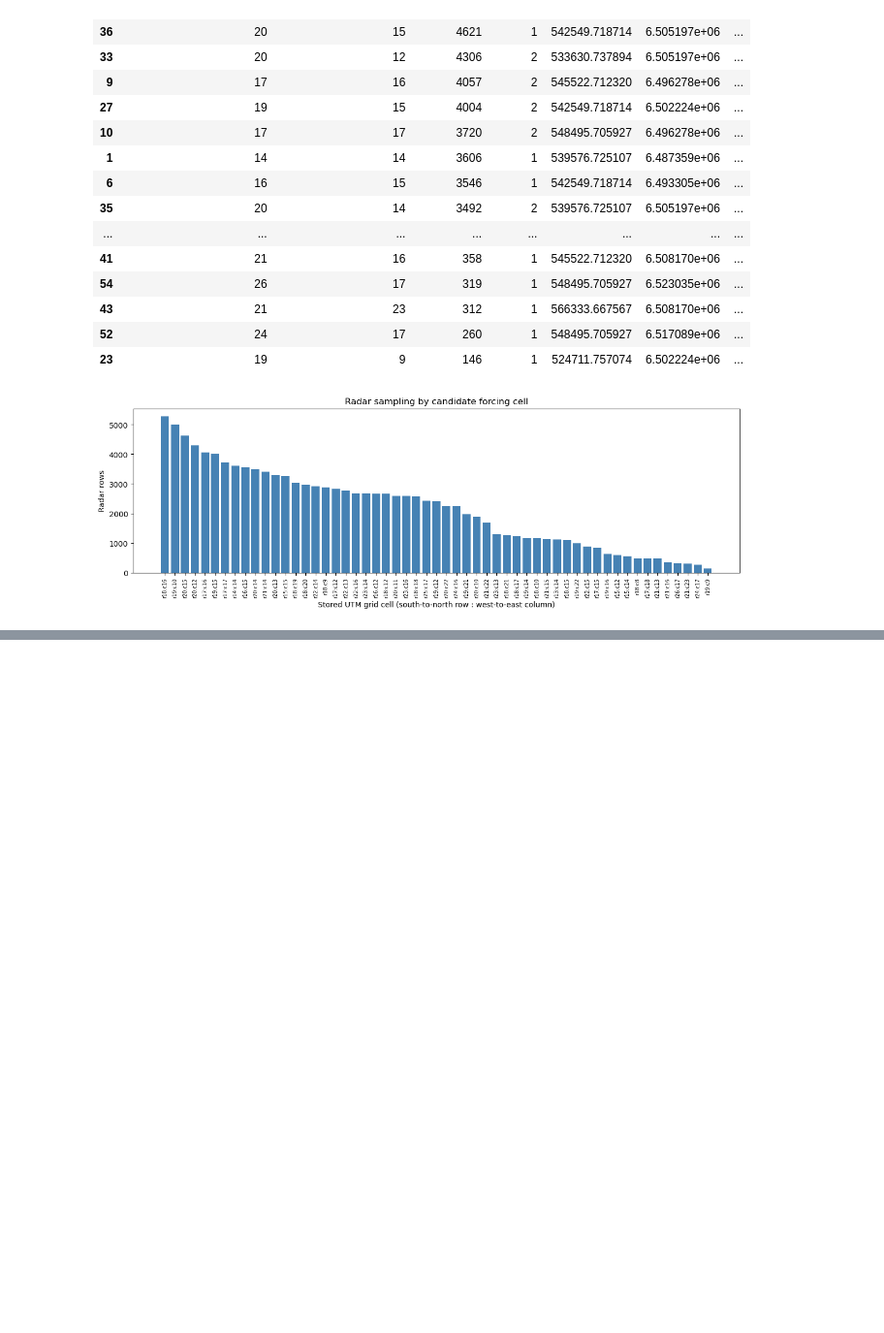
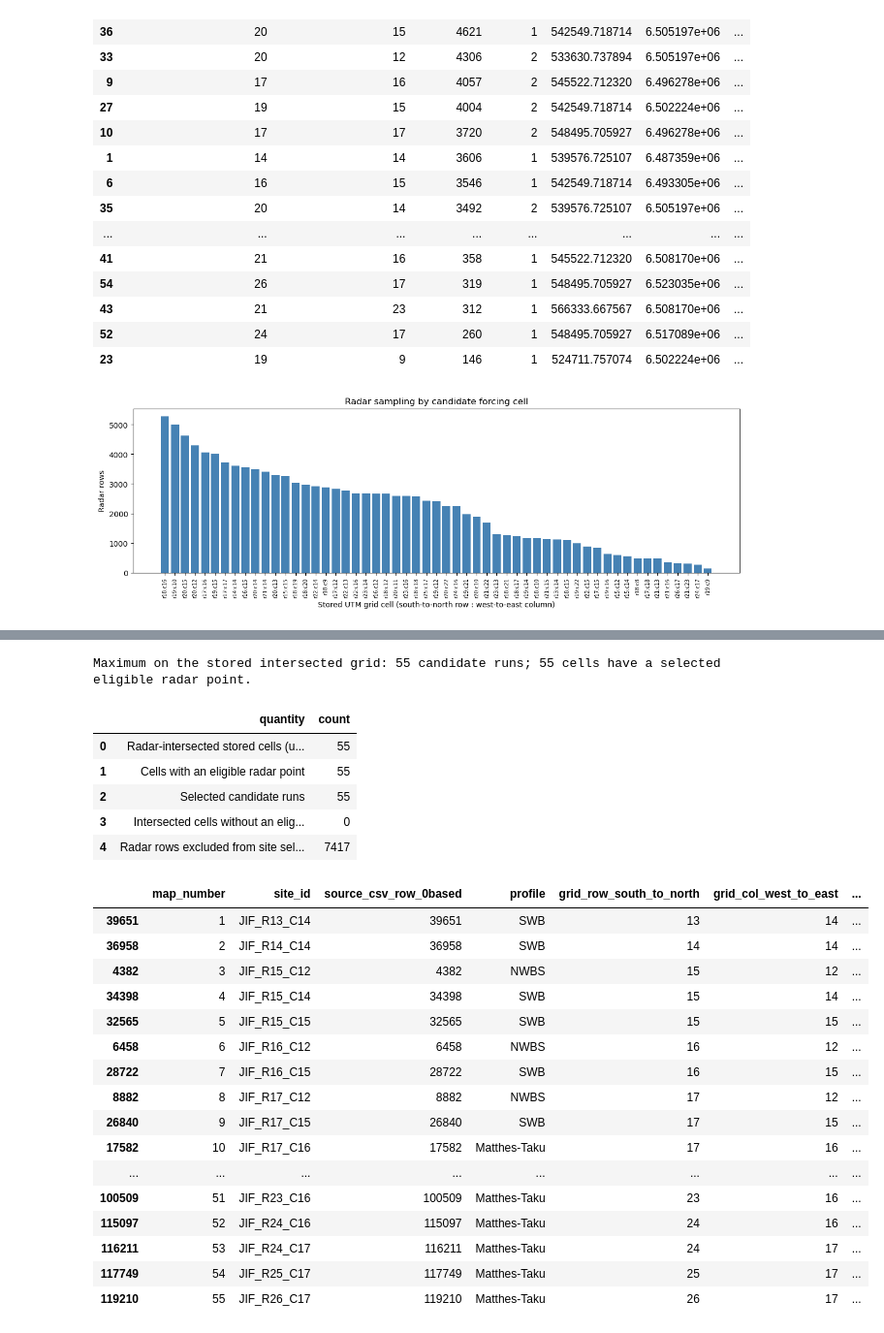
Before and after one commit to cassielumbrazo/jif_snow_modeling, a Jupyter notebook: radar/02_radar_hrrrak_dem_coverage.ipynb, the cells around one changed output, grey strips where cells are left out. Shown at 97% size. Cells and saved outputs as stored; diff of their text form; code cells hidden in the pictures; blank space fills up the shorter version.

```diff
--- a/radar/02_radar_hrrrak_dem_coverage.ipynb
+++ b/radar/02_radar_hrrrak_dem_coverage.ipynb
@@ -362,0 +422,79 @@ plt.show()
+# %%
+cell_keys = ['grid_row_south_to_north', 'grid_col_west_to_east']
+measurement_columns = ['twtt1', 'aa_avg_depth_m', 'aa_swe_avg_m']
+measurement_ok = np.isfinite(assigned[measurement_columns]).all(axis=1) & (assigned[measurement_columns] >= 0).all(axis=1)
+site_eligible = (measurement_ok & assigned.valid_dem_elevation
+                 & assigned.valid_hrrr_temperature & assigned.valid_hrrr_orography)
+assigned['site_selection_eligible'] = site_eligible
+eligible = assigned.loc[site_eligible].copy()
+if eligible.empty:
+    raise ValueError('No radar points pass the preliminary site-selection criteria.')
+selected_sites = (eligible.sort_values(cell_keys + ['distance_to_cell_centre_m', 'source_csv_row_0based'], kind='stable')
+                  .drop_duplicates(cell_keys, keep='first').sort_values(cell_keys).copy())
+selected_sites['site_id'] = [f'JIF_R{int(r):02d}_C{int(c):02d}'
+                            for r, c in selected_sites[cell_keys].itertuples(index=False, name=None)]
+selected_sites['map_number'] = np.arange(1, len(selected_sites) + 1)
+selected_sites['dem_minus_hrrr_orography_m'] = selected_sites.dem_elevation_m - selected_sites.hrrr_orography_m
+selected_sites['selection_rule'] = 'Nearest eligible radar row to stored UTM cell centre; ties by CSV row'
+selected_sites['selection_status'] = 'Candidate; dates, datum and full forcing availability unverified'
+
+eligibility_by_cell = assigned.groupby(cell_keys).agg(
+    radar_rows=('profile', 'size'), eligible_radar_rows=('site_selection_eligible', 'sum')).reset_index()
+eligibility_by_cell = eligibility_by_cell.merge(selected_sites[cell_keys + ['site_id', 'map_number']],
+                                                on=cell_keys, how='left', validate='one_to_one')
+selection_summary = pd.DataFrame({
+    'quantity': ['Radar-intersected stored cells (upper limit)', 'Cells with an eligible radar point',
+                 'Selected candidate runs', 'Intersected cells without an eligible point',
+                 'Radar rows excluded from site selection'],
+    'count': [len(candidates), len(selected_sites), len(selected_sites),
+              len(candidates) - len(selected_sites), int((~site_eligible).sum())]})
+display(selection_summary)
+site_columns = ['map_number', 'site_id', 'source_csv_row_0based', 'profile', *cell_keys,
+                'grid_x', 'grid_y', 'cell_centre_x', 'cell_centre_y', 'distance_to_cell_centre_m',
+                'dem_elevation_m', 'hrrr_orography_m', 'dem_minus_hrrr_orography_m',
+                'aa_avg_depth_m', 'aa_swe_avg_m', 'hrrr_example_time_UTC', 'radar_crs_assumption',
+                'selection_rule', 'selection_status']
+display(selected_sites[site_columns])
+
+# Check the one-site-per-cell design and nearest eligible point rule.
+assert not selected_sites.duplicated(cell_keys).any()
+assert selected_sites.source_csv_row_0based.is_unique
+assert len(selected_sites) == len(eligible.groupby(cell_keys))
+expected_minimum = eligible.groupby(cell_keys).distance_to_cell_centre_m.min()
+actual_distance = selected_sites.set_index(cell_keys).distance_to_cell_centre_m
+assert np.allclose(actual_distance.sort_index(), expected_minimum.sort_index())
+assert np.array_equal(np.searchsorted(x_edges, selected_sites.grid_x, side='right') - 1,
+                      selected_sites.grid_col_west_to_east.to_numpy(dtype=int))
+assert np.array_equal(np.searchsorted(y_edges, selected_sites.grid_y, side='right') - 1,
+                      selected_sites.grid_row_south_to_north.to_numpy(dtype=int))
+if SAVE_OUTPUTS:
+    selected_sites[site_columns].to_csv(DATA_DIR / 'radar_hrrrak_selected_model_sites.csv', index=False)
+    eligibility_by_cell.to_csv(DATA_DIR / 'radar_hrrrak_site_eligibility_by_cell.csv', index=False)
+    selection_summary.to_csv(DATA_DIR / 'radar_hrrrak_site_selection_summary.csv', index=False)
+print(f'Maximum on the stored intersected grid: {len(candidates)} candidate runs; '
+      f'{len(selected_sites)} cells have a selected eligible radar point.')
+# %% [output]
+Maximum on the stored intersected grid: 55 candidate runs; 55 cells have a selected eligible radar point.
+|  | quantity | count |
+| 0 | Radar-intersected stored cells (u... | 55 |
+| 1 | Cells with an eligible radar point | 55 |
+| 2 | Selected candidate runs | 55 |
+| 3 | Intersected cells without an elig... | 0 |
+| 4 | Radar rows excluded from site sel... | 7417 |
+|  | map_number | site_id | source_csv_row_0based | profile | grid_row_south_to_north | grid_col_west_to_east | ... |
+| 39651 | 1 | JIF_R13_C14 | 39651 | SWB | 13 | 14 | ... |
+| 36958 | 2 | JIF_R14_C14 | 36958 | SWB | 14 | 14 | ... |
+| 4382 | 3 | JIF_R15_C12 | 4382 | NWBS | 15 | 12 | ... |
+| 34398 | 4 | JIF_R15_C14 | 34398 | SWB | 15 | 14 | ... |
+| 32565 | 5 | JIF_R15_C15 | 32565 | SWB | 15 | 15 | ... |
+| 6458 | 6 | JIF_R16_C12 | 6458 | NWBS | 16 | 12 | ... |
+| 28722 | 7 | JIF_R16_C15 | 28722 | SWB | 16 | 15 | ... |
+| 8882 | 8 | JIF_R17_C12 | 8882 | NWBS | 17 | 12 | ... |
+| 26840 | 9 | JIF_R17_C15 | 26840 | SWB | 17 | 15 | ... |
+| 17582 | 10 | JIF_R17_C16 | 17582 | Matthes-Taku | 17 | 16 | ... |
+| ... | ... | ... | ... | ... | ... | ... | ... |
+| 100509 | 51 | JIF_R23_C16 | 100509 | Matthes-Taku | 23 | 16 | ... |
+| 115097 | 52 | JIF_R24_C16 | 115097 | Matthes-Taku | 24 | 16 | ... |
+| 116211 | 53 | JIF_R24_C17 | 116211 | Matthes-Taku | 24 | 17 | ... |
+| 117749 | 54 | JIF_R25_C17 | 117749 | Matthes-Taku | 25 | 17 | ... |
+| 119210 | 55 | JIF_R26_C17 | 119210 | Matthes-Taku | 26 | 17 | ... |
```
Also changed, not shown: parts of 9 cells of this notebook, 1 other file.
